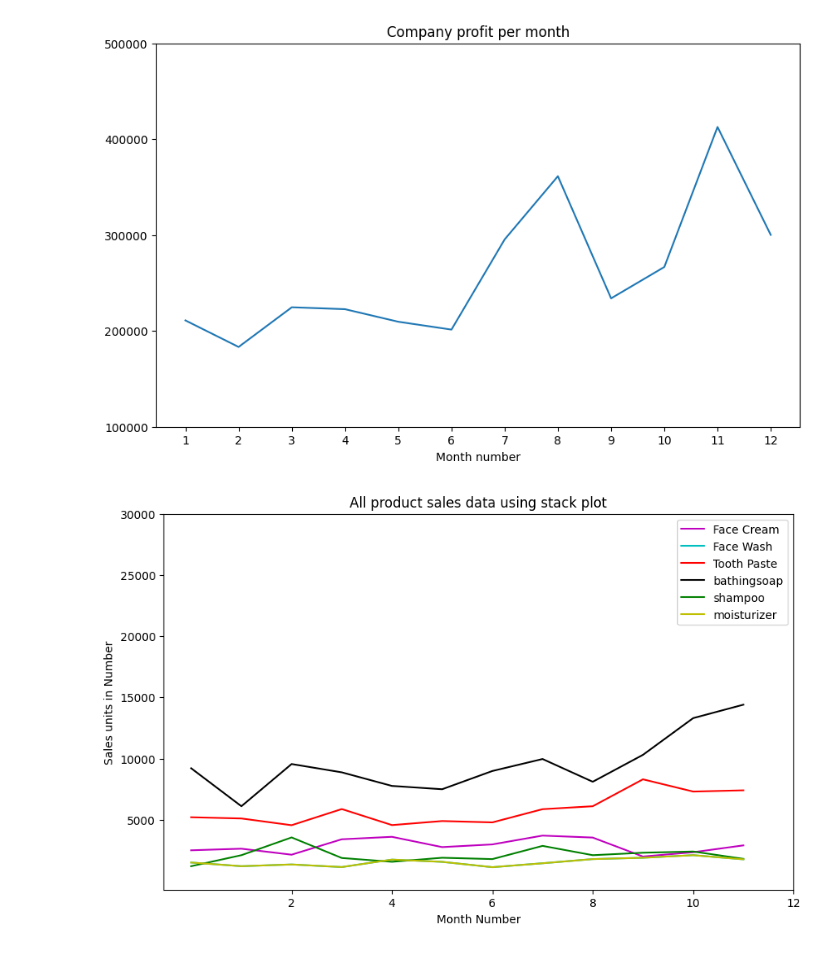
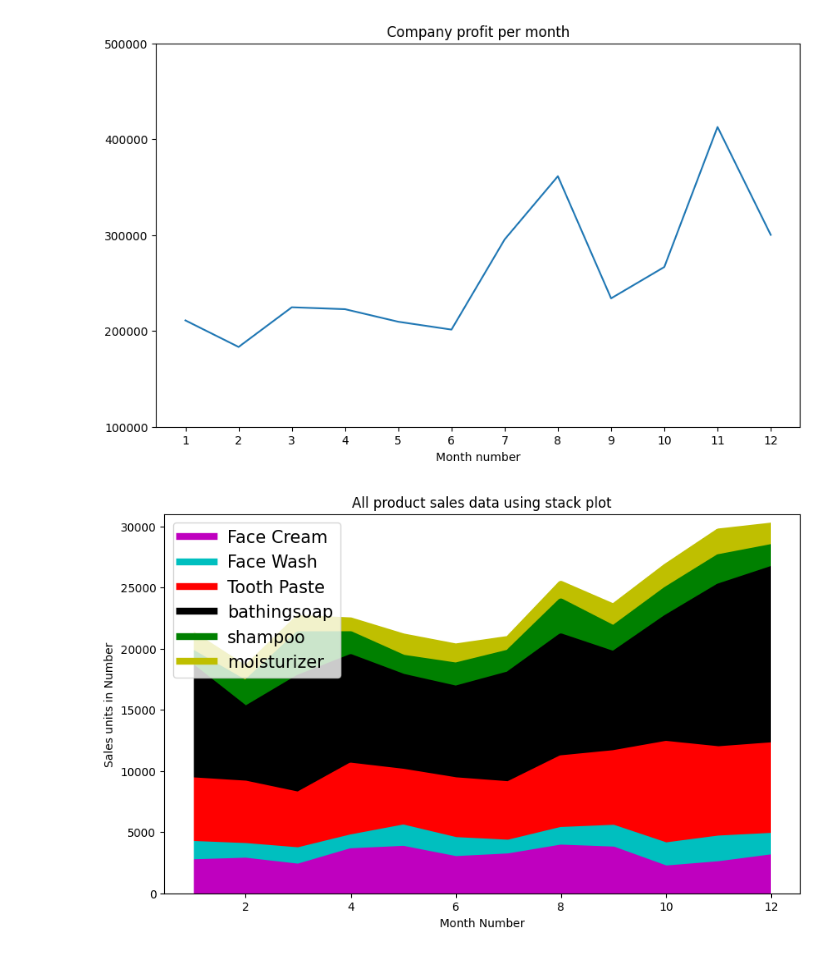
Before and after one commit to AmiraliToori/AdvancedPrograming-HWs, a Jupyter notebook: HW11/q1.ipynb, the cells around one changed output. Saved outputs shown, nothing was run; the diff lists cells and outputs as text; code cells hidden in the pictures.

```diff
--- a/HW11/q1.ipynb
+++ b/HW11/q1.ipynb
@@ -204,25 +203,53 @@ def peer_to_peer_sum(lst1: list, lst2: list) -> None:
 # %%
 fig, ax = plt.subplots(figsize = (10, 6))
 
-face_cream = df['facecream'].tolist()
-face_wash
+range_x = range(1, 13)
+range_x_fill = range(0, 12)
+LINE_WIDTH_VALUE = 6
+CAPSTYLE = None
 
 
-ax.plot(df['facecream'], color = '#bf00bf', label = 'Face Cream')
-ax.plot(df['facewash'], color = '#00bfbf', label = 'Face Wash')
-ax.plot(df['toothpaste'], color = '#ff0000', label = 'Tooth Paste')
-ax.plot(df['bathingsoap'], color = '#000000', label = 'bathingsoap')
-ax.plot(df['shampoo'], color = '#008000', label = 'shampoo')
-ax.plot(df['moisturizer'], color = '#bfbf00', label = 'moisturizer')
+face_cream = df['facecream'].tolist()
+face_wash = peer_to_peer_sum(df['facewash'].tolist(), face_cream)
+toothpaste = peer_to_peer_sum(df['toothpaste'].tolist(), face_wash)
+bathingsoap = peer_to_peer_sum(df['bathingsoap'].tolist(), toothpaste)
+shampoo = peer_to_peer_sum(df['shampoo'].tolist(), bathingsoap)
+moisturizer = peer_to_peer_sum(df['moisturizer'].tolist(), shampoo)
 
-# ax.fill_between(1, df['facecream'])
+ax.plot(range_x ,face_cream, color = '#bf00bf', label = 'Face Cream', linewidth = LINE_WIDTH_VALUE, solid_capstyle = CAPSTYLE)
+ax.plot(range_x ,face_wash, color = '#00bfbf', label = 'Face Wash', linewidth = LINE_WIDTH_VALUE, solid_capstyle = CAPSTYLE)
+ax.plot(range_x ,toothpaste, color = '#ff0000', label = 'Tooth Paste', linewidth = LINE_WIDTH_VALUE, solid_capstyle = CAPSTYLE)
+ax.plot(range_x ,bathingsoap, color = '#000000', label = 'bathingsoap', linewidth = LINE_WIDTH_VALUE, solid_capstyle = CAPSTYLE)
+ax.plot(range_x ,shampoo, color = '#008000', label = 'shampoo', linewidth = LINE_WIDTH_VALUE, solid_capstyle = CAPSTYLE)
+ax.plot(range_x ,moisturizer, color = '#bfbf00', label = 'moisturizer', linewidth = LINE_WIDTH_VALUE, solid_capstyle = CAPSTYLE)
+
+ax.fill_between(range_x, face_cream, color = '#bf00bf')
+ax.fill_between(range_x, face_cream , face_wash, color = '#00bfbf')
+ax.fill_between(range_x, face_wash, toothpaste, color = '#ff0000')
+ax.fill_between(range_x, toothpaste, bathingsoap, color = '#000000')
+ax.fill_between(range_x, bathingsoap, shampoo, color = '#008000')
+ax.fill_between(range_x, shampoo, moisturizer, color = '#bfbf00')
 
 ax.set(title = "All product sales data using stack plot", xlabel = "Month Number",
        ylabel = "Sales units in Number", xticks = [2, 4, 6, 8, 10, 12],
-       yticks = [5000, 10000, 15000, 20000, 25000, 30000])
+       yticks = [0 ,5000, 10000, 15000, 20000, 25000, 30000])
+ax.set_ylim(0, 31000)
+
+min_x = 12
+max_x = 13
+min_y = 0
+max_y = 31000
+
+ax.add_patch(plt.Rectangle((min_x, min_y), max_x - min_x, max_y - min_y, color = 'white', zorder = 2))
+
+min_x = 0
+max_x = 1
+
+ax.add_patch(plt.Rectangle((min_x, min_y), max_x - min_x, max_y - min_y, color = 'white', zorder = 2))
 
 
-plt.legend()
+
+plt.legend(fontsize = 15, loc = 'upper left')
 plt.show()
 # %% [output]
-[figure, old version]
+[figure, new version]
```
Also changed, not shown: parts of 2 cells of this notebook.
